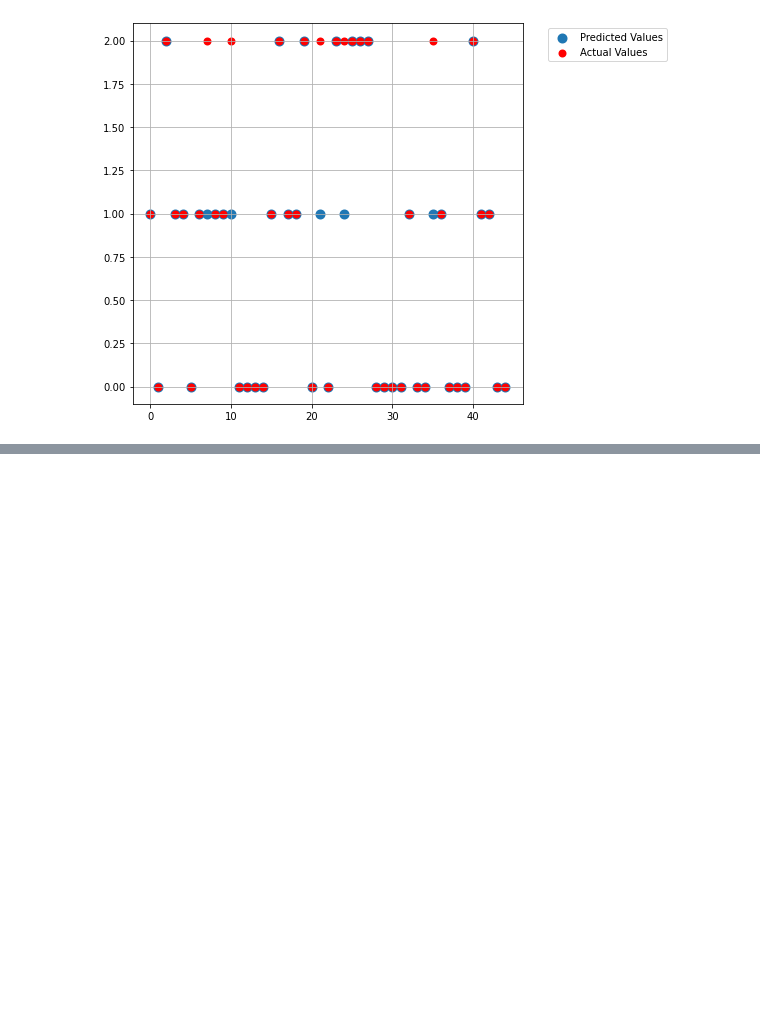
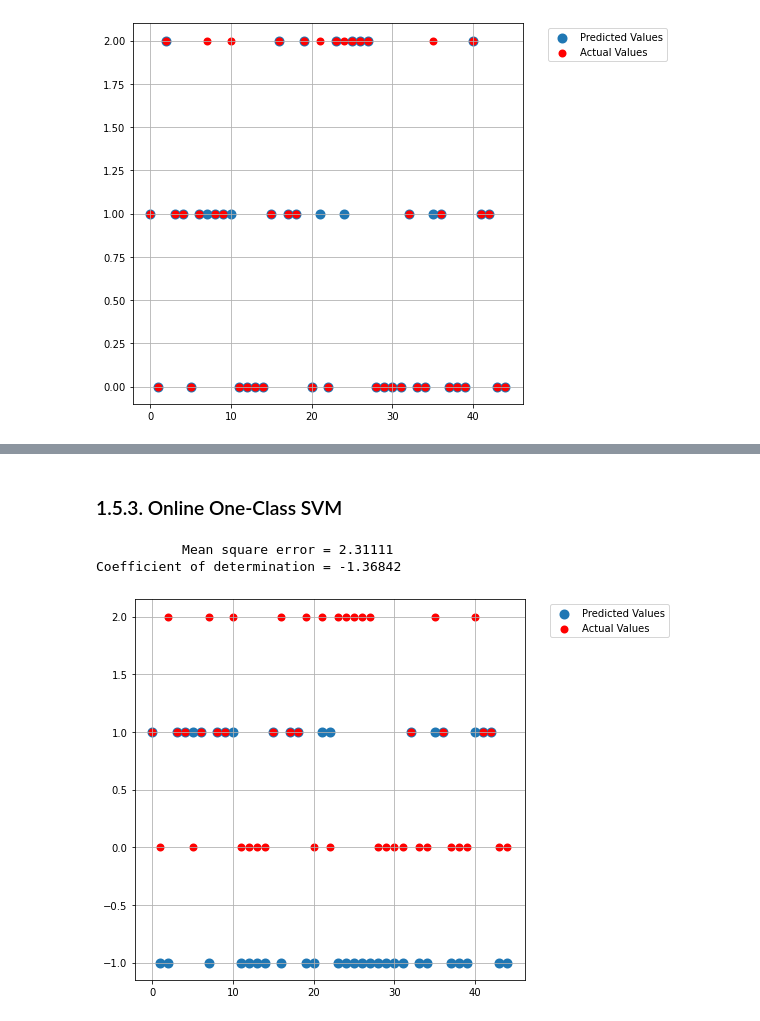
Before and after one commit to solothinker/ML-DL-Xperiments, a Jupyter notebook: Iris-Xperiments/Iris_Data.ipynb, the cells around one changed output, grey strips where cells are left out. Saved outputs shown, nothing was run; the diff lists cells and outputs as text; code cells hidden in the pictures; blank space fills up the shorter version.

```diff
--- a/Iris-Xperiments/Iris_Data.ipynb
+++ b/Iris-Xperiments/Iris_Data.ipynb
@@ -667,0 +684,9 @@ Coefficient of determination = 0.79433
+# %% [markdown]
+### 1.5.3. Online One-Class SVM
+# %%
+model = svm.OneClassSVM(kernel='rbf')
+scoreData(model)
+# %% [output]
+           Mean square error = 2.31111
+Coefficient of determination = -1.36842
+[figure, added]
```
Also changed, not shown: parts of 6 cells of this notebook.
